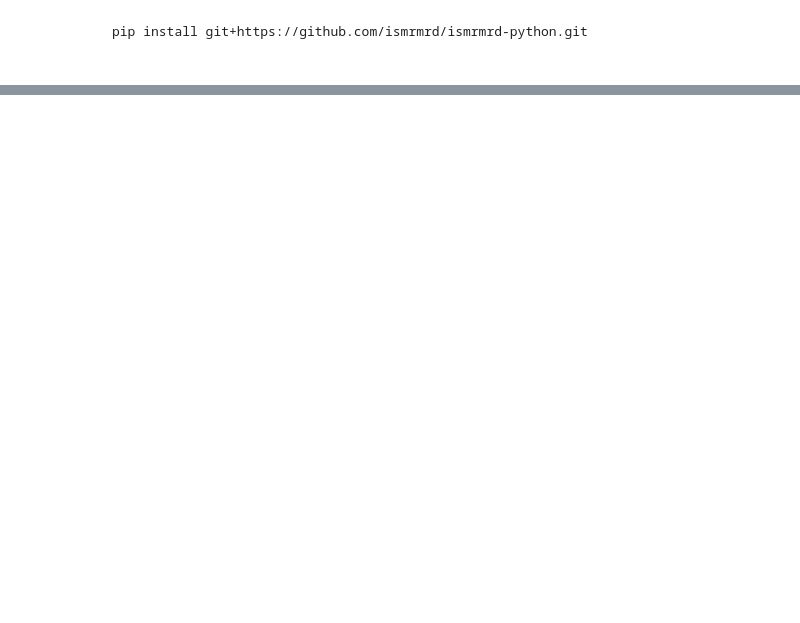
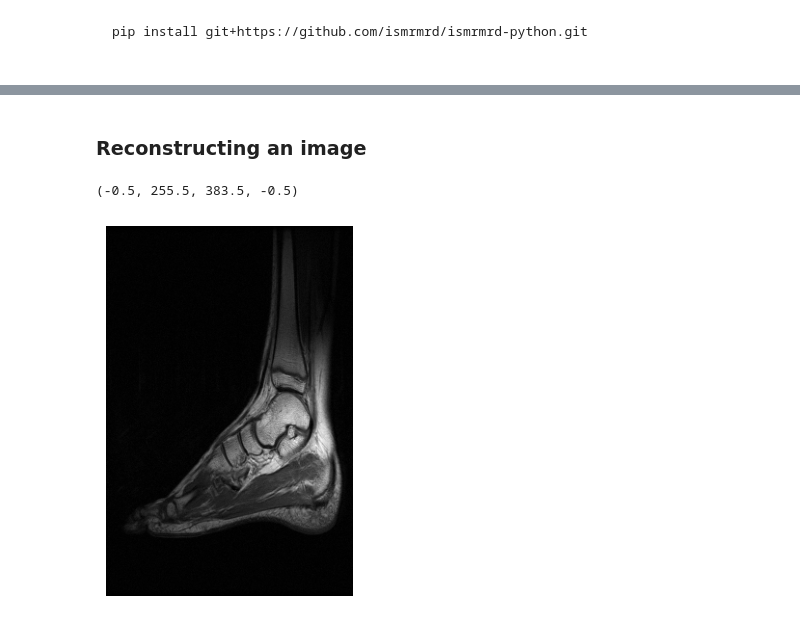
Before and after one commit to marlenekallass/NOS-FT-in-MRI-R-Tutorial, a Jupyter notebook: code/python/recon_data.ipynb, the cells around one changed output, grey strips where cells are left out. Cells and saved outputs as stored; diff of their text form; code cells hidden in the pictures; blank space fills up the shorter version.

```diff
--- a/code/python/recon_data.ipynb
+++ b/code/python/recon_data.ipynb
@@ -133,0 +136,16 @@ slice_data = all_data[rep,contrast,slice,coil,kz,:,:]
+# %% [markdown]
+### Reconstructing an image
+# %%
+# As the k-space is not in the expected shape for fft,
+# we need to shift it with fftshift, then perform inverse fft, and shift again
+img = fftshift(ifftn(ifftshift(slice_data)))
+
+# For plotting we again take the magnitude and transpose
+img_plot = np.abs(img.T)
+
+plt.figure()
+plt.imshow(img_plot, cmap='gray')
+plt.axis('off')
+# %% [output]
+(-0.5, 255.5, 383.5, -0.5)
+[figure, added]
```
Also changed, not shown: parts of 16 cells of this notebook.
